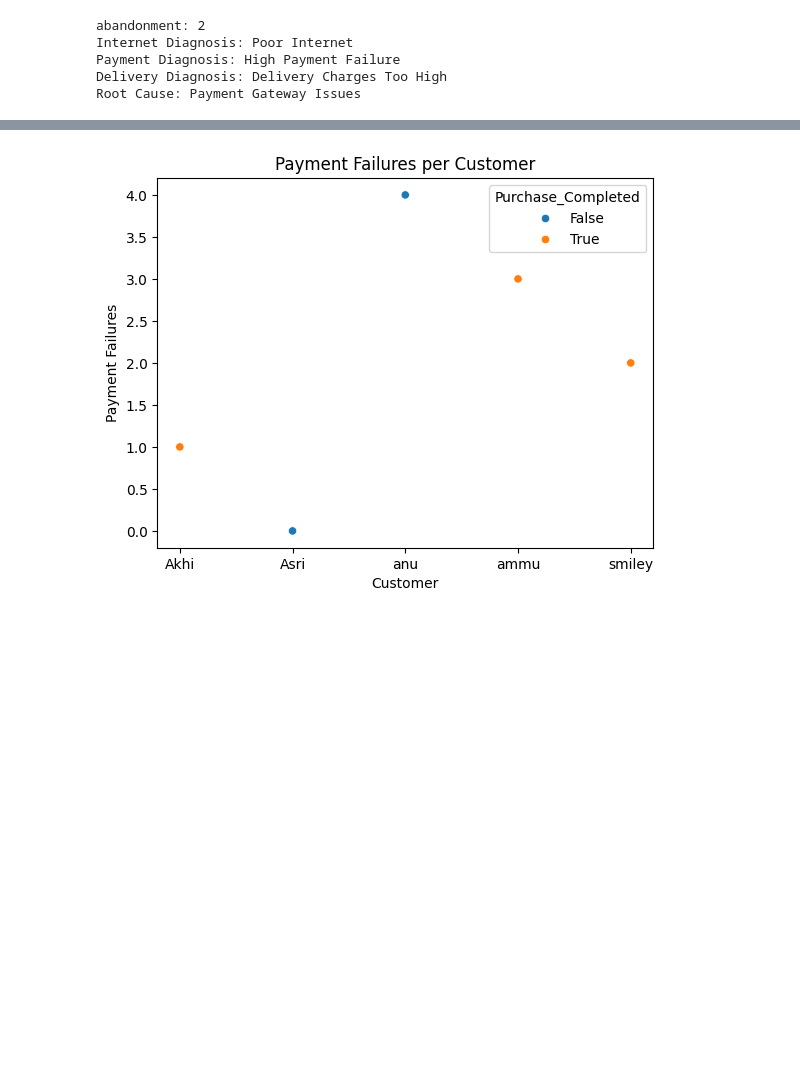
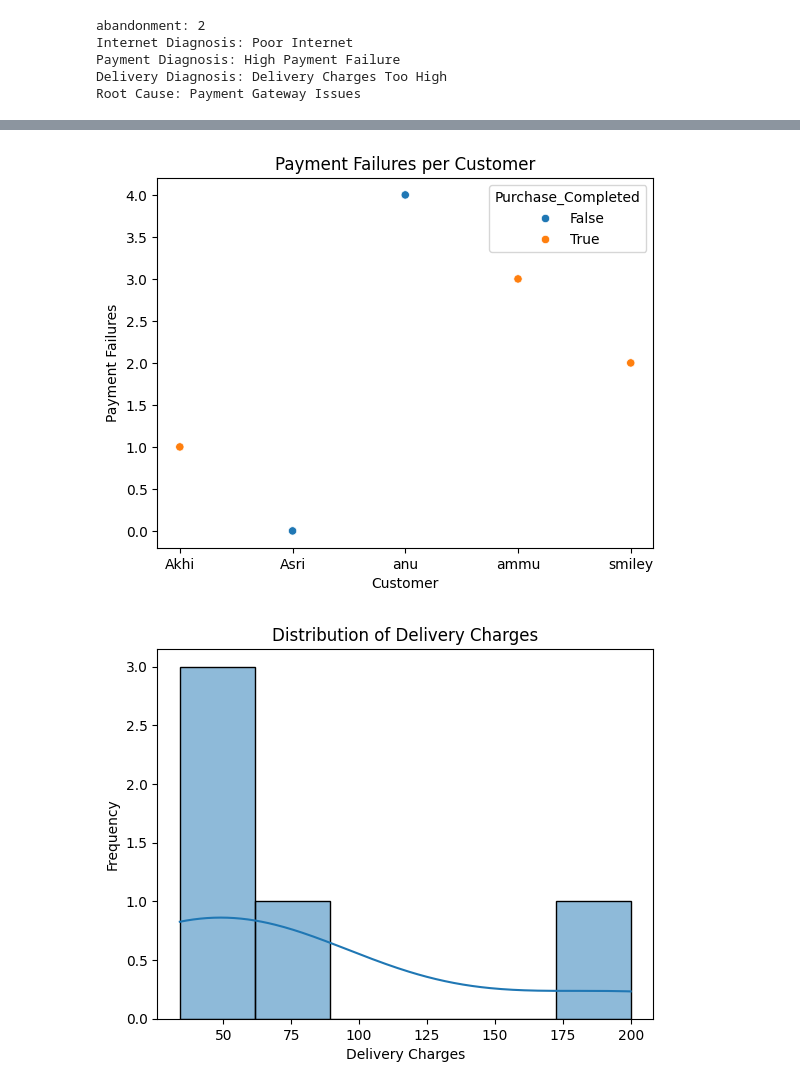
Before and after one commit to AsrithaAmbure/dataanlytics, a Jupyter notebook: diagnosticanalysis.ipynb, the cells around one changed output, grey strips where cells are left out. Saved outputs shown, nothing was run; the diff lists cells and outputs as text; code cells hidden in the pictures; blank space fills up the shorter version.

```diff
--- a/diagnosticanalysis.ipynb
+++ b/diagnosticanalysis.ipynb
@@ -57,30 +57,37 @@ elif avg_delivery > 50:
     root_cause = "High Delivery Charges"
 else:
     root_cause = "No Major Issues"
 
 # ---------------- OUTPUT ----------------
 print("Internet Diagnosis:", internet_diagnosis)
 print("Payment Diagnosis:", payment_diagnosis)
 print("Delivery Diagnosis:", delivery_diagnosis)
 print("Root Cause:", root_cause)
 
 plt.figure(figsize=(10, 6))
 sns.barplot(x='Customer', y='Internet_Speed', data=df,)
 plt.title('Internet Speed per Customer')
 plt.xlabel('Customer')
 plt.ylabel('Internet Speed (Mbps)')
 plt.show()
 
 sns.scatterplot(x='Customer', y='Payment_Failure', data=df, hue='Purchase_Completed')
 plt.title('Payment Failures per Customer')
 plt.xlabel('Customer')
 plt.ylabel('Payment Failures')
 plt.show()
+
+sns.histplot(x='Delivery_Charges', data=df, kde=True)
+plt.title('Distribution of Delivery Charges')
+plt.xlabel('Delivery Charges')
+plt.ylabel('Frequency')
+plt.show()
 # %% [output]
 abandonment: 2
 Internet Diagnosis: Poor Internet
 Payment Diagnosis: High Payment Failure
 Delivery Diagnosis: Delivery Charges Too High
 Root Cause: Payment Gateway Issues
 [figure]
 [figure]
+[figure, added]
```
